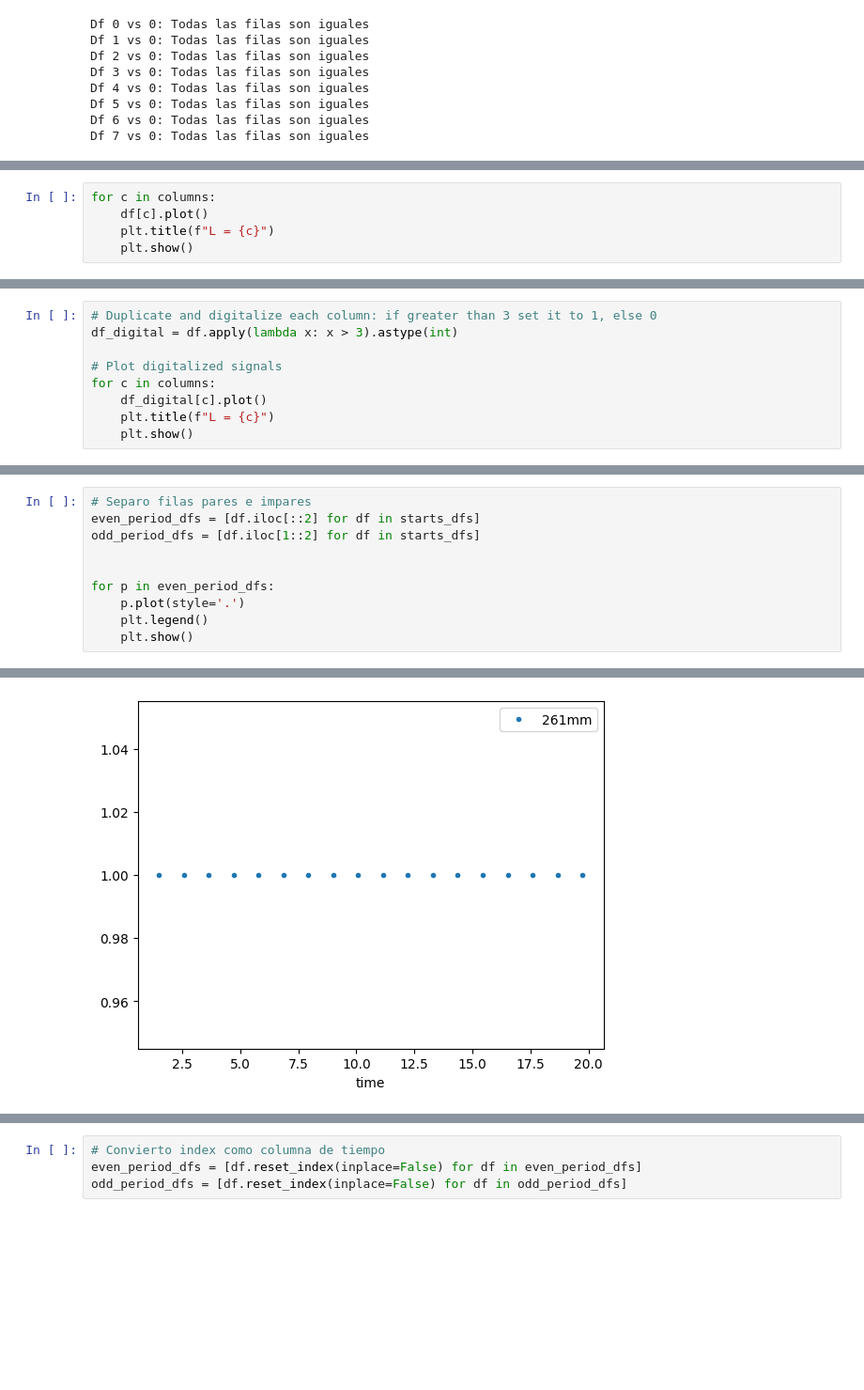
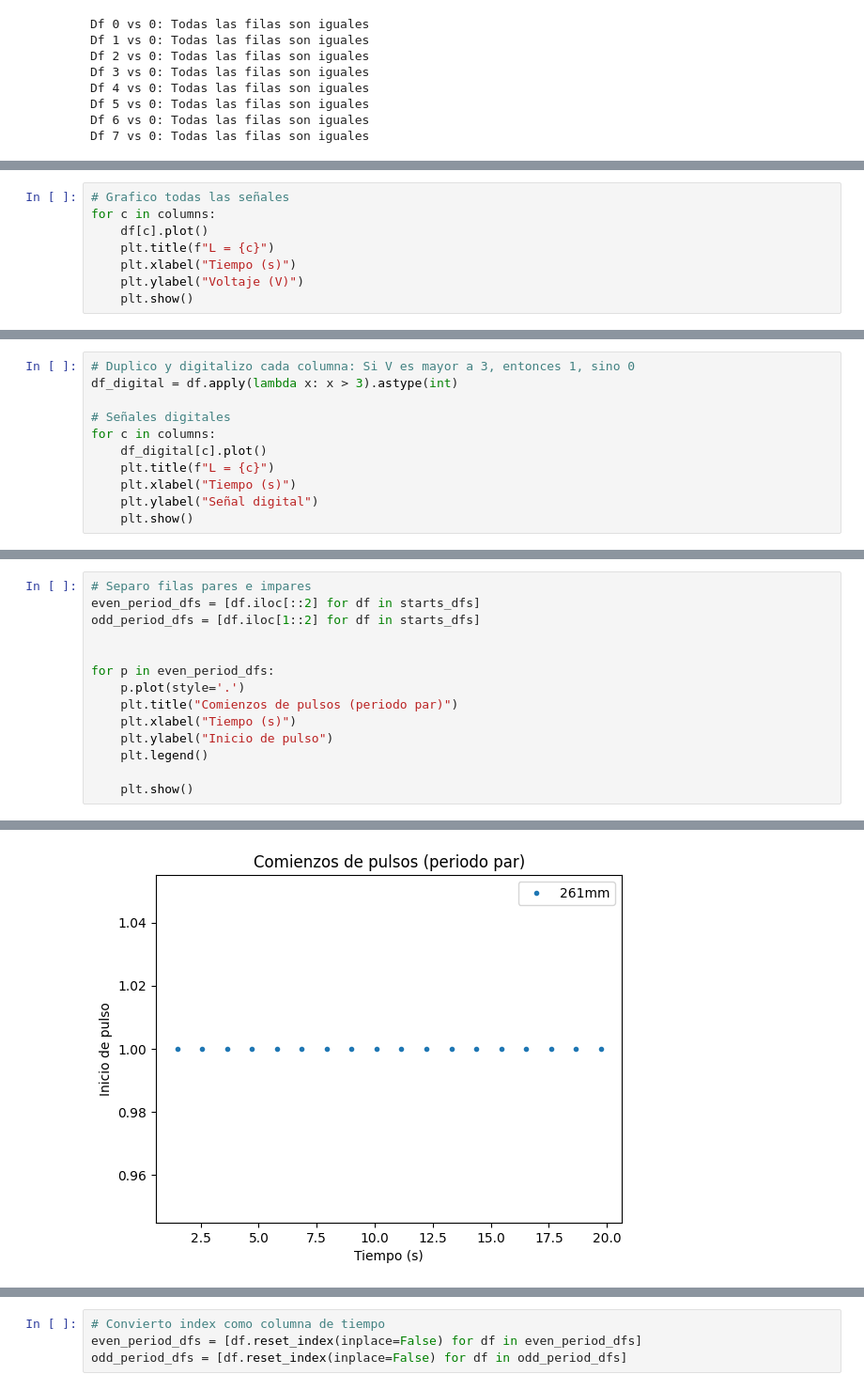
Before and after one commit to LecJackS/Mecanica-y-Termodinamica-2024-1C, a Jupyter notebook: Laboratorios/Labo03-04/Labo02.ipynb, the cells around one changed output, grey strips where cells are left out. Shown at 94% size. Drawn from its saved outputs; the diff is of its cells as text; blank space fills up the shorter version.

```diff
--- a/Laboratorios/Labo03-04/Labo02.ipynb
+++ b/Laboratorios/Labo03-04/Labo02.ipynb
@@ -53,8 +53,11 @@ df.head()
 | 0.015 | 0.357561 | 0.339984 | 0.357561 | 0.362583 | 0.357561 | 0.357561 | 0.350028 | 0.357561 |
 | 0.020 | 0.347517 | 0.355050 | 0.357561 | 0.362583 | 0.355050 | 0.360072 | 0.365094 | 0.357561 |
 # %%
+# Grafico todas las señales
 for c in columns:
     df[c].plot()
     plt.title(f"L = {c}")
+    plt.xlabel("Tiempo (s)")
+    plt.ylabel("Voltaje (V)")
     plt.show()
 # %% [output]
@@ -69,10 +72,12 @@ for c in columns:
 # %%
-# Duplicate and digitalize each column: if greater than 3 set it to 1, else 0
+# Duplico y digitalizo cada columna: Si V es mayor a 3, entonces 1, sino 0
 df_digital = df.apply(lambda x: x > 3).astype(int)
 
-# Plot digitalized signals
+# Señales digitales
 for c in columns:
     df_digital[c].plot()
     plt.title(f"L = {c}")
+    plt.xlabel("Tiempo (s)")
+    plt.ylabel("Señal digital")
     plt.show()
 # %% [output]
@@ -112,6 +120,10 @@ odd_period_dfs = [df.iloc[1::2] for df in starts_dfs]
 
 for p in even_period_dfs:
     p.plot(style='.')
+    plt.title("Comienzos de pulsos (periodo par)")
+    plt.xlabel("Tiempo (s)")
+    plt.ylabel("Inicio de pulso")
     plt.legend()
+
     plt.show()
 # %% [output]
@@ -119 +131 @@ for p in even_period_dfs:
-[figure, old version]
+[figure, new version]
```
Also changed, not shown: parts of 6 cells of this notebook.
